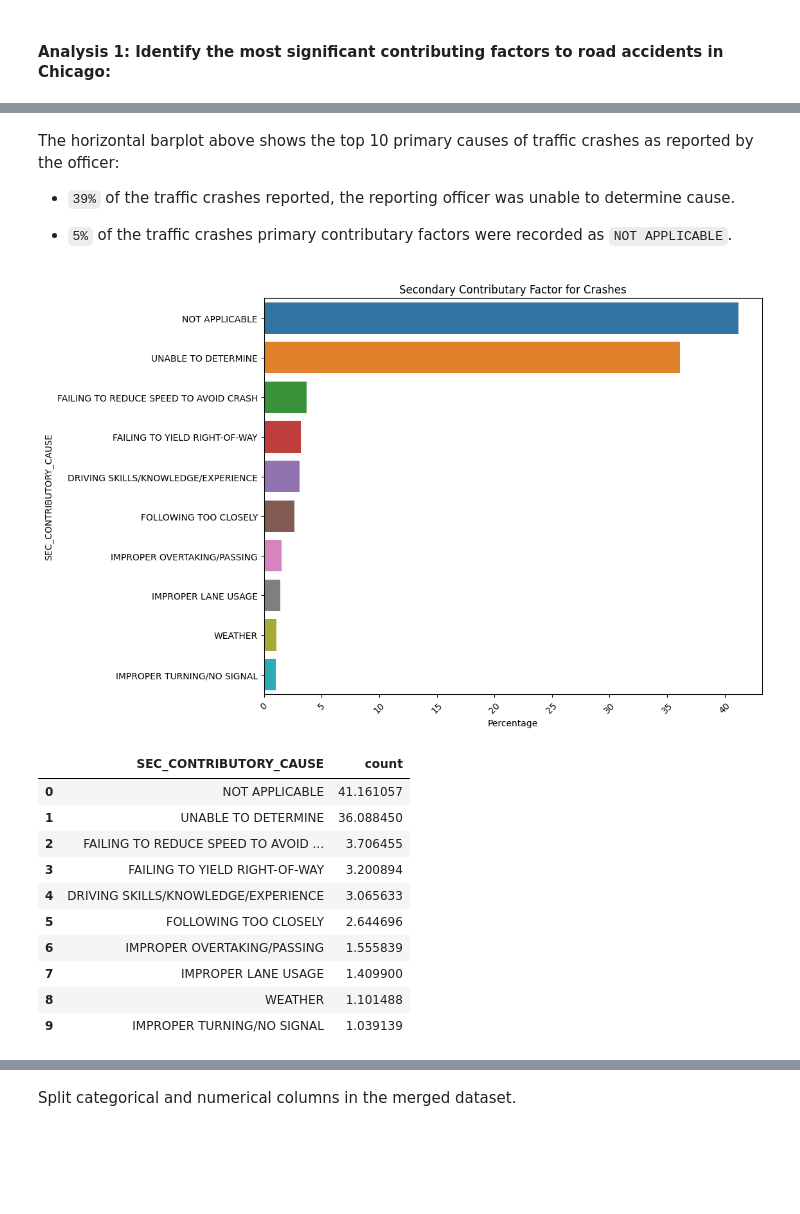
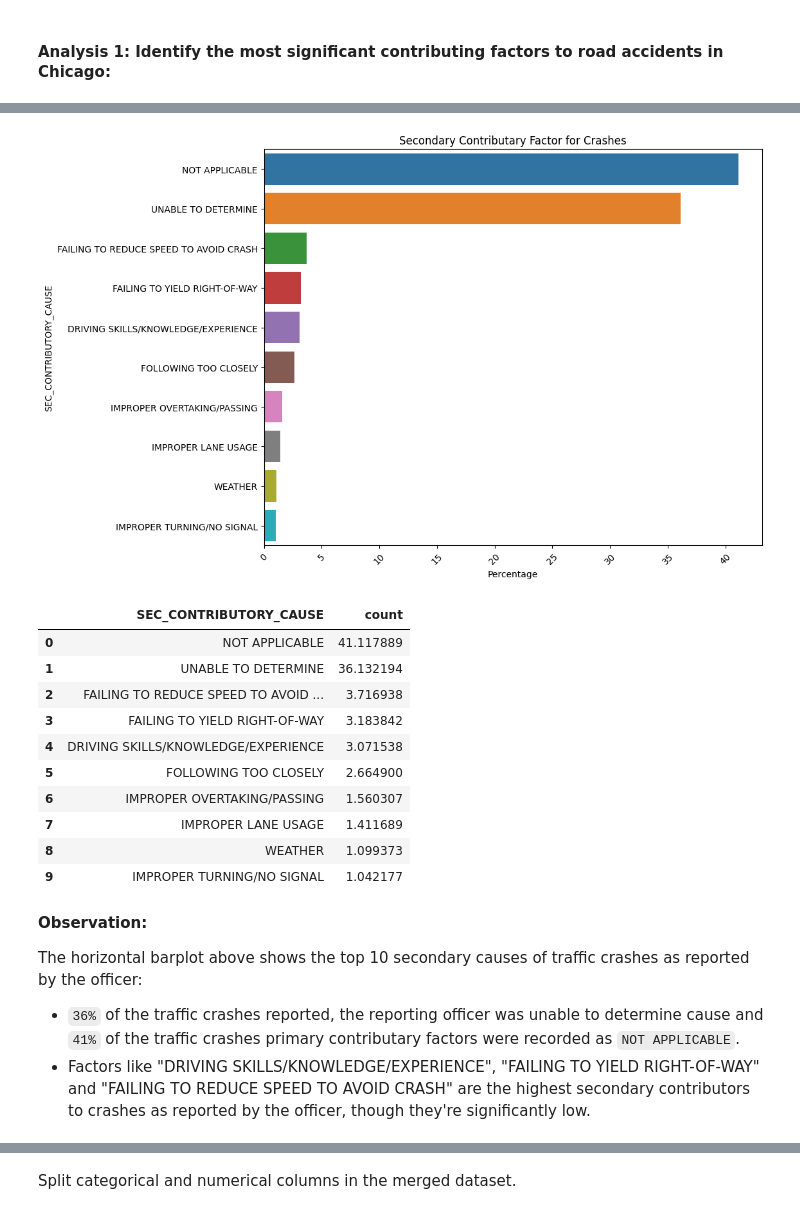
Before and after one commit to joakimTI/GROUP-5-PROJECT, a Jupyter notebook: index.ipynb, the cells around one changed output, grey strips where cells are left out. Saved outputs shown, nothing was run; the diff lists cells and outputs as text; code cells hidden in the pictures; blank space fills up the shorter version.

```diff
--- a/index.ipynb
+++ b/index.ipynb
@@ -798,32 +787,33 @@ top_10_causes
+# %%
+# Barplot of secondary contributary factors of traffic crashes
+
+top_10_causes = (final_merged_df['SEC_CONTRIBUTORY_CAUSE'].value_counts(normalize=True)*100).nlargest(10).reset_index()
+top_10_causes.columns = ['SEC_CONTRIBUTORY_CAUSE', 'count']
+plt.subplots(figsize=(10,8))
+sns.barplot(x='count', y='SEC_CONTRIBUTORY_CAUSE', orient='h', data=top_10_causes)
+plt.title('Secondary Contributary Factor for Crashes')
+plt.xticks(rotation=45)
+plt.xlabel('Percentage')
+plt.show()
+
+top_10_causes
+# %% [output]
+[figure, added]
+|  | SEC_CONTRIBUTORY_CAUSE | count |
+| 0 | NOT APPLICABLE | 41.117889 |
+| 1 | UNABLE TO DETERMINE | 36.132194 |
+| 2 | FAILING TO REDUCE SPEED TO AVOID ... | 3.716938 |
+| 3 | FAILING TO YIELD RIGHT-OF-WAY | 3.183842 |
+| 4 | DRIVING SKILLS/KNOWLEDGE/EXPERIENCE | 3.071538 |
+| 5 | FOLLOWING TOO CLOSELY | 2.664900 |
+| 6 | IMPROPER OVERTAKING/PASSING | 1.560307 |
+| 7 | IMPROPER LANE USAGE | 1.411689 |
+| 8 | WEATHER | 1.099373 |
+| 9 | IMPROPER TURNING/NO SIGNAL | 1.042177 |
 # %% [markdown]
-The horizontal barplot above shows the top 10 primary causes of traffic crashes as reported by the officer:
+**Observation:**
 
-* `39%` of the traffic crashes reported, the reporting officer was unable to determine cause.
+The horizontal barplot above shows the top 10 secondary causes of traffic crashes as reported by the officer:
 
-*  `5%` of the traffic crashes primary contributary factors were recorded as `NOT APPLICABLE`.
+* `36%` of the traffic crashes reported, the reporting officer was unable to determine cause and `41%` of the traffic crashes primary contributary factors were recorded as `NOT APPLICABLE`.
+* Factors like "DRIVING SKILLS/KNOWLEDGE/EXPERIENCE", "FAILING TO YIELD RIGHT-OF-WAY" and "FAILING TO REDUCE SPEED TO AVOID CRASH" are the highest secondary contributors to crashes as reported by the officer, though they're significantly low.
-# %%
-# Barplot of primary contributary factors of traffic crashes
-
-top_10_causes = (deduplicated_df['SEC_CONTRIBUTORY_CAUSE'].value_counts(normalize=True)*100).nlargest(10).reset_index()
-top_10_causes.columns = ['SEC_CONTRIBUTORY_CAUSE', 'count']
-plt.subplots(figsize=(10,8))
-sns.barplot(x='count', y='SEC_CONTRIBUTORY_CAUSE', orient='h', data=top_10_causes)
-plt.title('Secondary Contributary Factor for Crashes')
-plt.xticks(rotation=45)
-plt.xlabel('Percentage')
-plt.show()
-
-top_10_causes
-# %% [output]
-[figure, removed]
-|  | SEC_CONTRIBUTORY_CAUSE | count |
-| 0 | NOT APPLICABLE | 41.161057 |
-| 1 | UNABLE TO DETERMINE | 36.088450 |
-| 2 | FAILING TO REDUCE SPEED TO AVOID ... | 3.706455 |
-| 3 | FAILING TO YIELD RIGHT-OF-WAY | 3.200894 |
-| 4 | DRIVING SKILLS/KNOWLEDGE/EXPERIENCE | 3.065633 |
-| 5 | FOLLOWING TOO CLOSELY | 2.644696 |
-| 6 | IMPROPER OVERTAKING/PASSING | 1.555839 |
-| 7 | IMPROPER LANE USAGE | 1.409900 |
-| 8 | WEATHER | 1.101488 |
-| 9 | IMPROPER TURNING/NO SIGNAL | 1.039139 |
```
Also changed, not shown: parts of 59 cells of this notebook.
